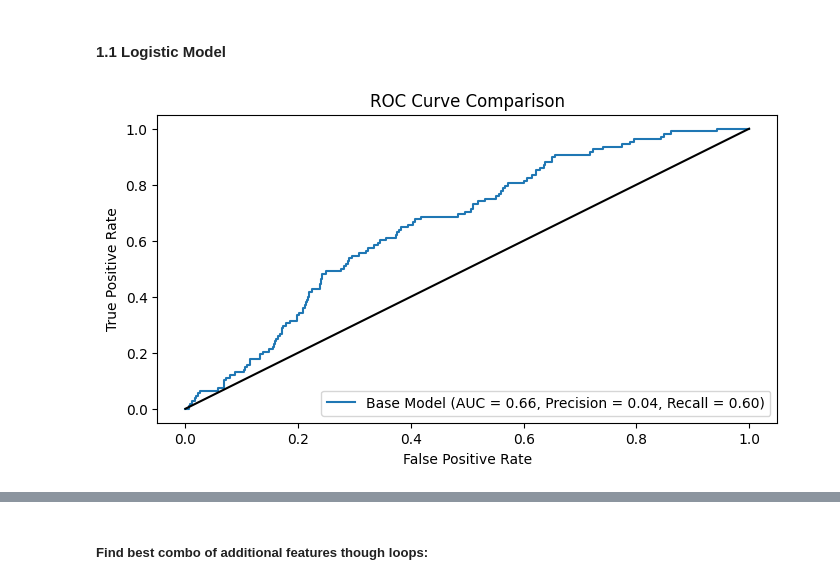
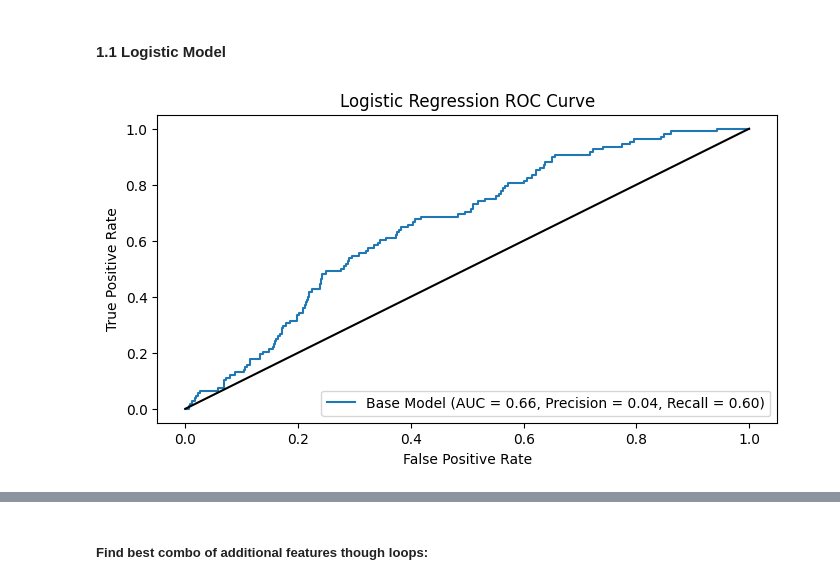
Before and after one commit to yeyechen/HKU-MFIN7034-ML, a Jupyter notebook: coursework_3.ipynb, the cells around one changed output, grey strips where cells are left out. Saved outputs shown, nothing was run; the diff lists cells and outputs as text; code cells hidden in the pictures.

```diff
--- a/coursework_3.ipynb
+++ b/coursework_3.ipynb
@@ -103,36 +103,36 @@ def run_logistic_regression(features_df, target_series, model_name="", max_iter=
     auc_score = metrics.roc_auc_score(y_test, y_proba)
 
     # get predicted labels
     y_pred = log_reg.predict(X_test)
     # calculate precision and recall
     precision = metrics.precision_score(y_test, y_pred)
     recall = metrics.recall_score(y_test, y_pred)
 
     if plot:
         # run and compare models
-        plt.figure(figsize=(8, 4))
+        plt.figure(figsize=(10, 6))
         # plot ROC curve
         plt.plot(fpr, tpr, label=f"{model_name} (AUC = {auc_score:.2f}, Precision = {precision:.2f}, Recall = {recall:.2f})")
         plt.plot([0, 1], [0, 1], "k-")
         plt.xlabel("False Positive Rate")
         plt.ylabel("True Positive Rate")
-        plt.title("ROC Curve Comparison")
+        plt.title("Logistic Regression ROC Curve")
         plt.legend(loc="lower right")
         plt.show()
 
     return auc_score
 
 # original features
 base_features = ["age", "gender", "edu", "housing", "income",
                 "job_occupation", "past_bad_credit", "married"]
 
 _ = run_logistic_regression(
     credit_risk_df[base_features],
     credit_risk_df["default_label"],
     model_name="Base Model"
 )
 # %% [output]
-[figure, old version]
+[figure, new version]
 # %%
 # add more interaction term variables and non-linear transformation variables
 credit_risk_transformed_df = credit_risk_df.copy()
```
Also changed, not shown: parts of 9 cells of this notebook.
